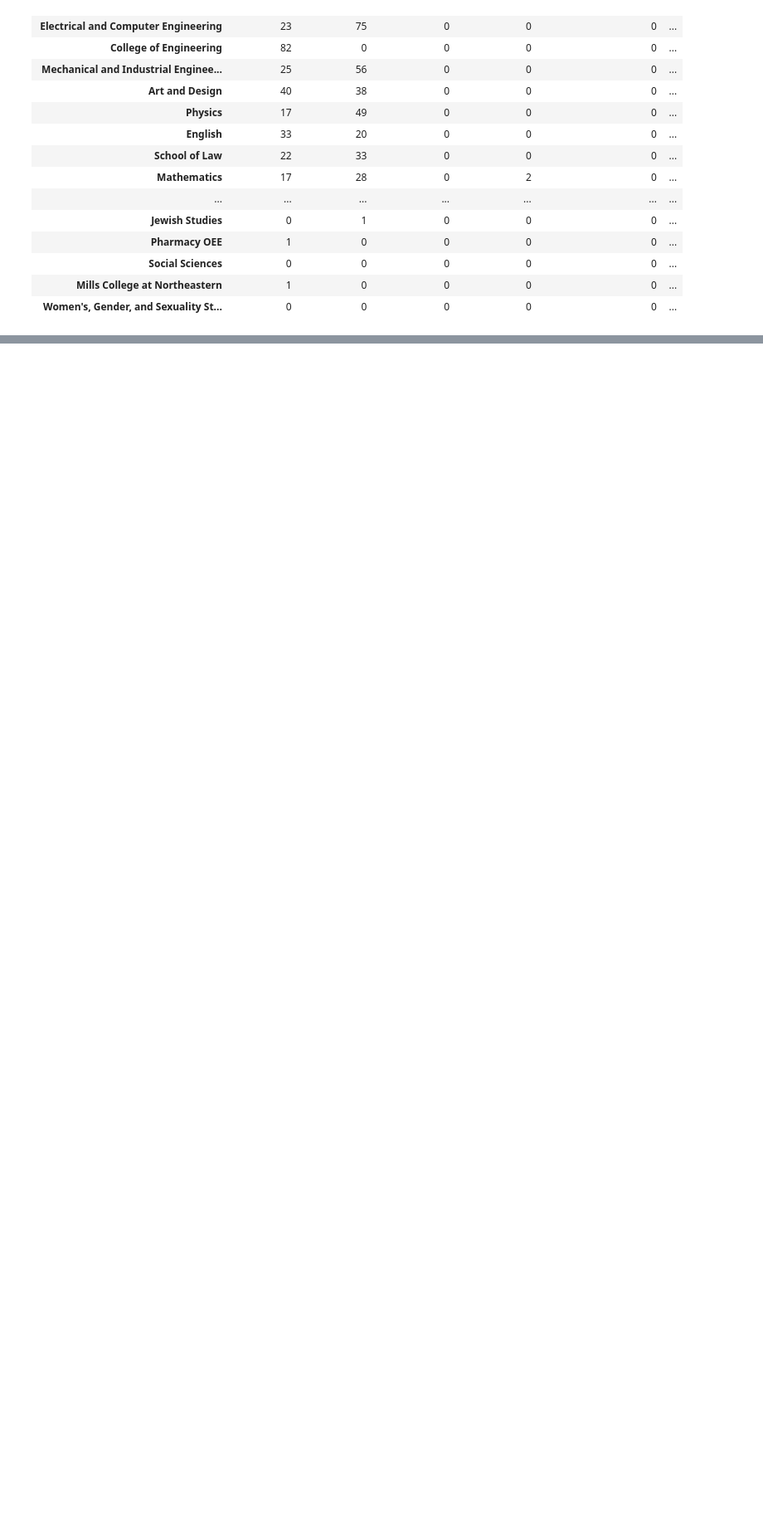
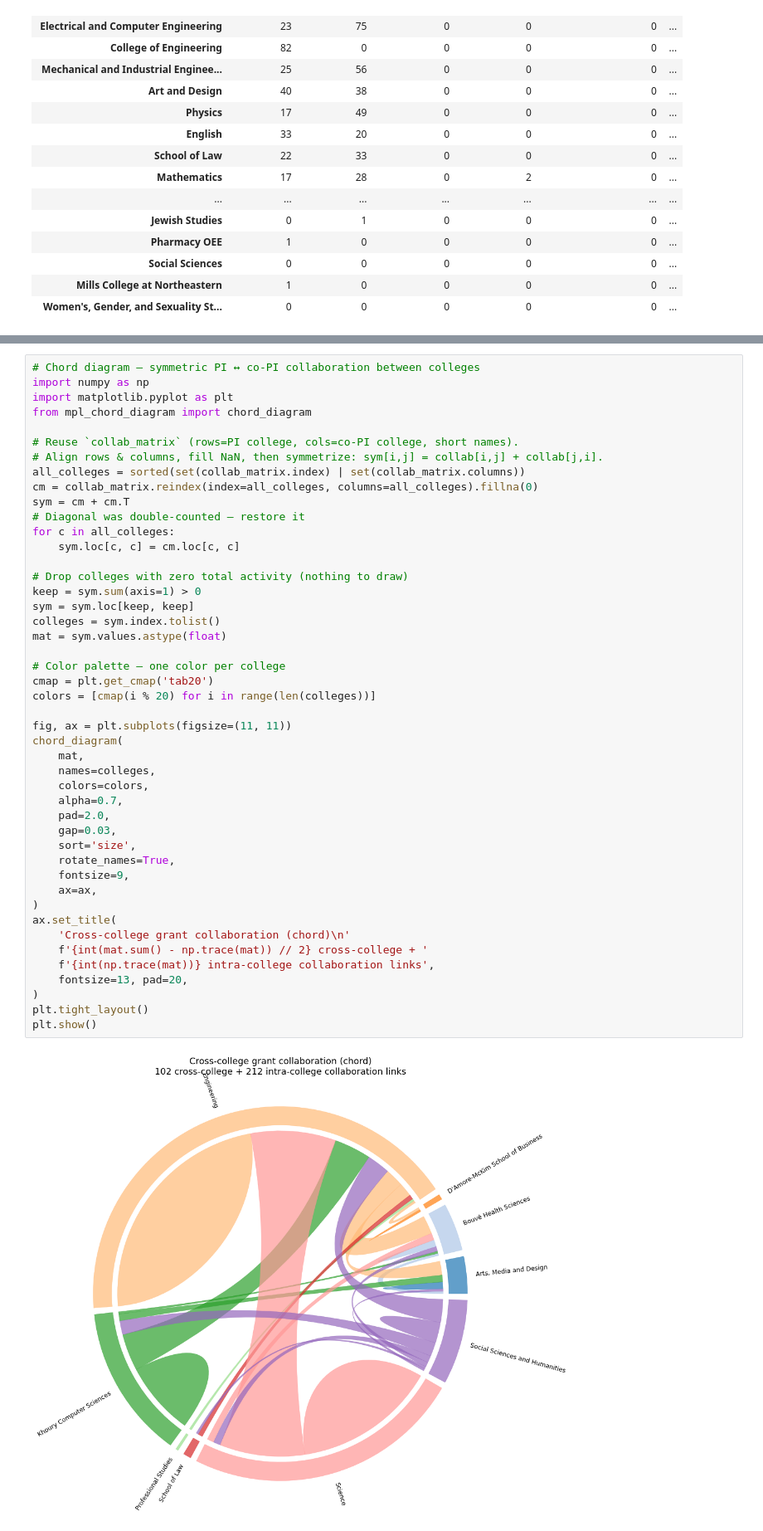
Before and after one commit to ebertini/visualizing-neu, a Jupyter notebook: notebooks/01_schema_overview.ipynb, the cells around one changed output, grey strips where cells are left out. Shown at 83% size. Cells and saved outputs as stored; diff of their text form; blank space fills up the shorter version.

```diff
--- a/notebooks/01_schema_overview.ipynb
+++ b/notebooks/01_schema_overview.ipynb
@@ -281,0 +499,48 @@ with pd.option_context('display.max_rows', None):
+# %%
+# Chord diagram — symmetric PI ↔ co-PI collaboration between colleges
+import numpy as np
+import matplotlib.pyplot as plt
+from mpl_chord_diagram import chord_diagram
+
+# Reuse `collab_matrix` (rows=PI college, cols=co-PI college, short names).
+# Align rows & columns, fill NaN, then symmetrize: sym[i,j] = collab[i,j] + collab[j,i].
+all_colleges = sorted(set(collab_matrix.index) | set(collab_matrix.columns))
+cm = collab_matrix.reindex(index=all_colleges, columns=all_colleges).fillna(0)
+sym = cm + cm.T
+# Diagonal was double-counted — restore it
+for c in all_colleges:
+    sym.loc[c, c] = cm.loc[c, c]
+
+# Drop colleges with zero total activity (nothing to draw)
+keep = sym.sum(axis=1) > 0
+sym = sym.loc[keep, keep]
+colleges = sym.index.tolist()
+mat = sym.values.astype(float)
+
+# Color palette — one color per college
+cmap = plt.get_cmap('tab20')
+colors = [cmap(i % 20) for i in range(len(colleges))]
+
+fig, ax = plt.subplots(figsize=(11, 11))
+chord_diagram(
+    mat,
+    names=colleges,
+    colors=colors,
+    alpha=0.7,
+    pad=2.0,
+    gap=0.03,
+    sort='size',
+    rotate_names=True,
+    fontsize=9,
+    ax=ax,
+)
+ax.set_title(
+    'Cross-college grant collaboration (chord)\n'
+    f'{int(mat.sum() - np.trace(mat)) // 2} cross-college + '
+    f'{int(np.trace(mat))} intra-college collaboration links',
+    fontsize=13, pad=20,
+)
+plt.tight_layout()
+plt.show()
+# %% [output]
+[figure, added]
```
Also changed, not shown: parts of 5 cells of this notebook.
